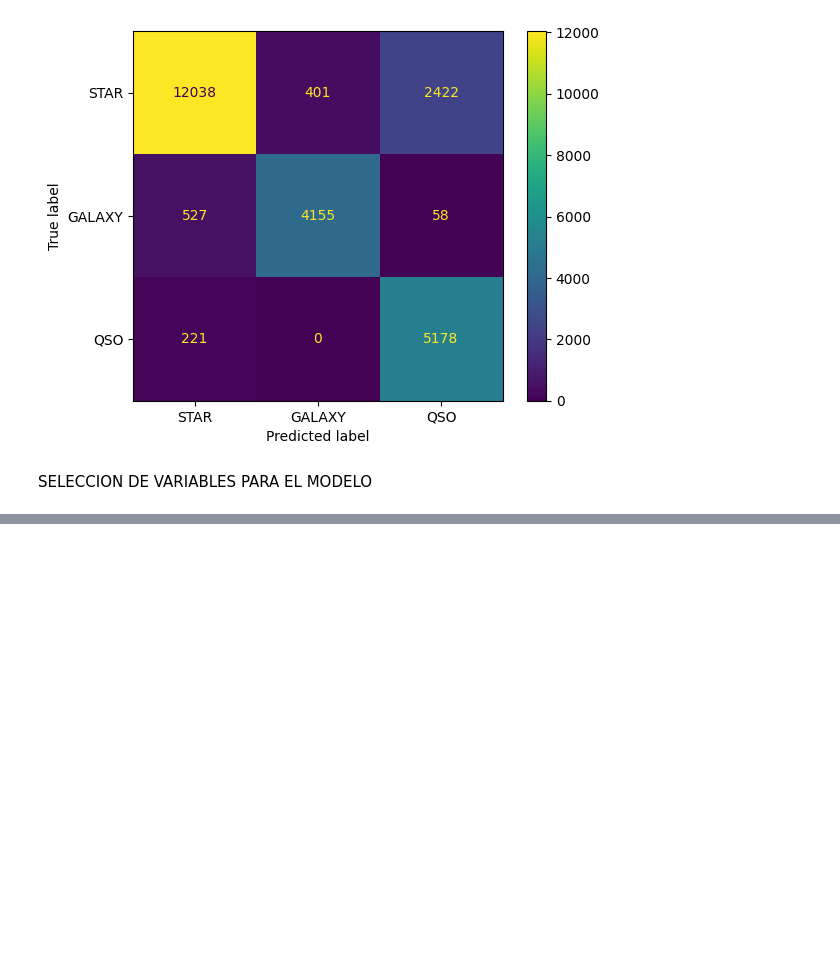
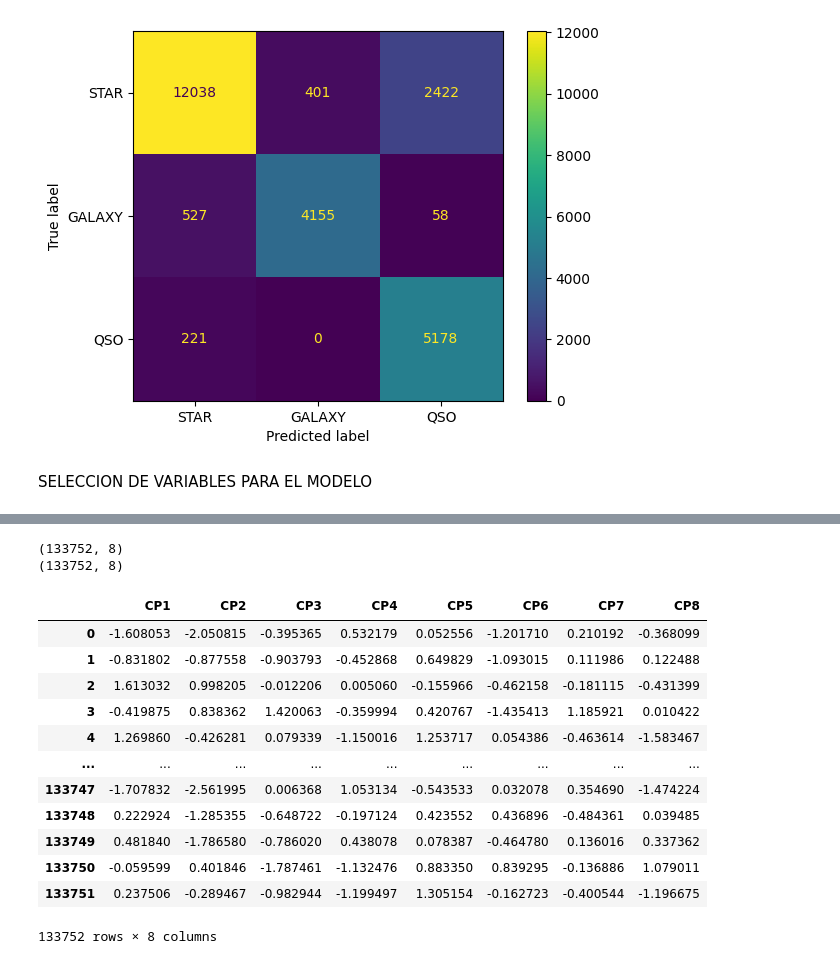
Before and after one commit to ivanmorales22/proyecto_final_aem, a Jupyter notebook: proyecto_final_aem.ipynb, the cells around one changed output, grey strips where cells are left out. Drawn from its saved outputs; the diff is of its cells as text; code cells hidden in the pictures; blank space fills up the shorter version.

```diff
--- a/proyecto_final_aem.ipynb
+++ b/proyecto_final_aem.ipynb
@@ -250,0 +259,2 @@ ValueError: Pandas data cast to numpy dtype of object. Check input data with np.
+# %%
+X_selected=datos[['alpha', 'delta', 'z', 'run_ID', 'cam_col', 'field_ID', 'redshift', 'fiber_ID']]
@@ -250,0 +312,40 @@ ValueError: Pandas data cast to numpy dtype of object. Check input data with np.
+# %%
+
+# 1. Dividir datos
+X_train, X_test, y_train, y_test = train_test_split(X_selected, y, stratify=y, random_state=42)
+
+# 2. Aplicar SMOTE solo al conjunto de entrenamiento
+smote = SMOTE(random_state=42)
+X_train_resampled, y_train_resampled = smote.fit_resample(X_train, y_train)
+
+# 3. Escalar los datos después del SMOTE
+scaler = StandardScaler()
+X_train_scaled = scaler.fit_transform(X_train_resampled)
+X_test_scaled = scaler.transform(X_test)  # Solo transformas el test, sin fit
+# %%
+pca=PCA()
+X_train_transformada = pca.fit_transform(X_train_scaled)
+X_test_transformada = pca.transform(X_test_scaled)
+print(X_train_scaled.shape)
+print(X_train_transformada.shape)
+# %% [output]
+(133752, 8)
+(133752, 8)
+# %%
+X_train_transformed = pd.DataFrame(X_train_transformada, columns = ['CP1','CP2','CP3','CP4','CP5','CP6','CP7','CP8'])
+X_test_transformed = pd.DataFrame(X_test_transformada, columns = ['CP1','CP2','CP3','CP4','CP5','CP6','CP7','CP8'])
+X_train_transformed
+# %% [output]
+|  | CP1 | CP2 | CP3 | CP4 | CP5 | CP6 | CP7 | CP8 |
+| 0 | -1.608053 | -2.050815 | -0.395365 | 0.532179 | 0.052556 | -1.201710 | 0.210192 | -0.368099 |
+| 1 | -0.831802 | -0.877558 | -0.903793 | -0.452868 | 0.649829 | -1.093015 | 0.111986 | 0.122488 |
+| 2 | 1.613032 | 0.998205 | -0.012206 | 0.005060 | -0.155966 | -0.462158 | -0.181115 | -0.431399 |
+| 3 | -0.419875 | 0.838362 | 1.420063 | -0.359994 | 0.420767 | -1.435413 | 1.185921 | 0.010422 |
+| 4 | 1.269860 | -0.426281 | 0.079339 | -1.150016 | 1.253717 | 0.054386 | -0.463614 | -1.583467 |
+| ... | ... | ... | ... | ... | ... | ... | ... | ... |
+| 133747 | -1.707832 | -2.561995 | 0.006368 | 1.053134 | -0.543533 | 0.032078 | 0.354690 | -1.474224 |
+| 133748 | 0.222924 | -1.285355 | -0.648722 | -0.197124 | 0.423552 | 0.436896 | -0.484361 | 0.039485 |
+| 133749 | 0.481840 | -1.786580 | -0.786020 | 0.438078 | 0.078387 | -0.464780 | 0.136016 | 0.337362 |
+| 133750 | -0.059599 | 0.401846 | -1.787461 | -1.132476 | 0.883350 | 0.839295 | -0.136886 | 1.079011 |
+| 133751 | 0.237506 | -0.289467 | -0.982944 | -1.199497 | 1.305154 | -0.162723 | -0.400544 | -1.196675 |
+133752 rows × 8 columns
```
Also changed, not shown: parts of 23 cells of this notebook.
